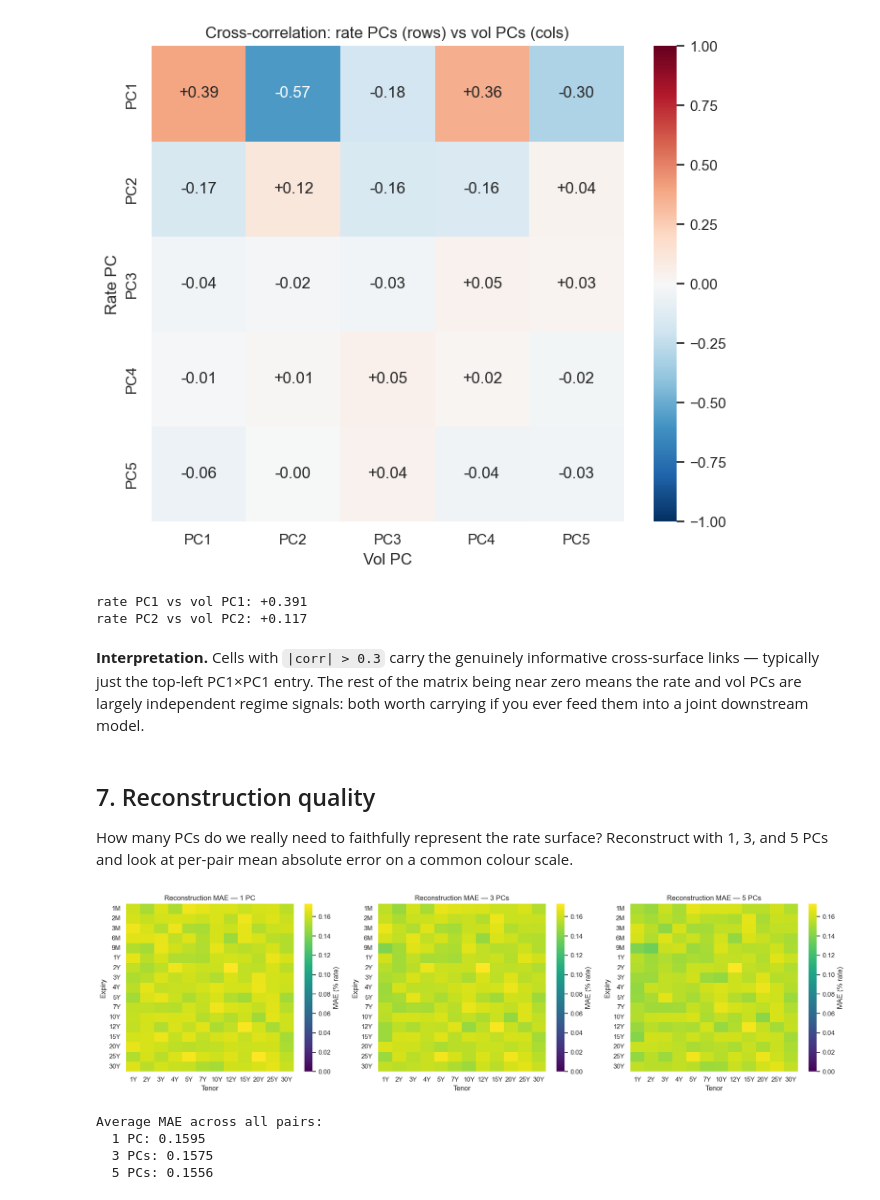
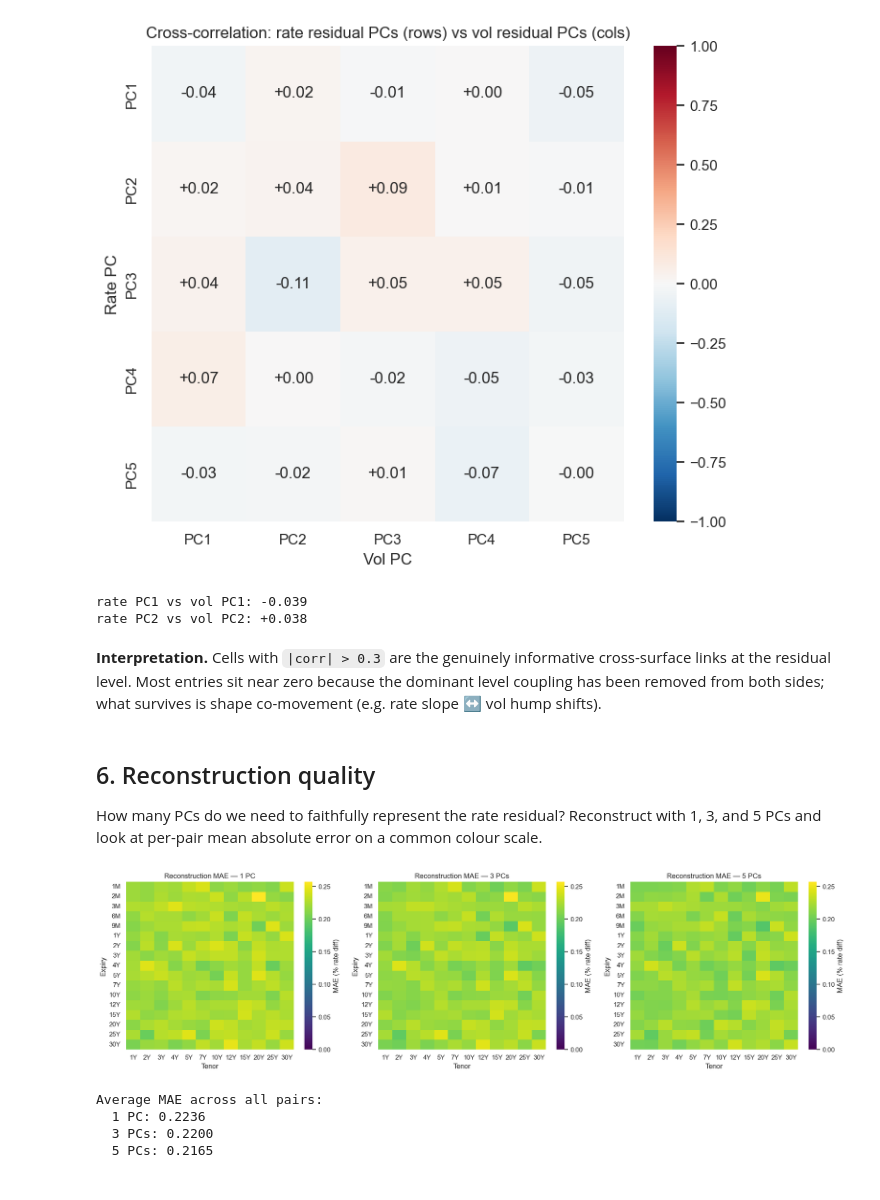
Before and after one commit to ftepqkjng-byte/rates-vol-surface, a Jupyter notebook: notebooks/pca.ipynb, the cells around one changed output. Saved outputs shown, nothing was run; the diff lists cells and outputs as text; code cells hidden in the pictures.

```diff
--- a/notebooks/pca.ipynb
+++ b/notebooks/pca.ipynb
@@ -137,29 +114,0 @@ shift visibly when the background colour changes.
-# %%
-def regime_spans(series):
-    cur = series.iloc[0]; start = series.index[0]; prev = start
-    for date, r in series.items():
-        if r != cur:
-            yield (start, prev, cur); cur = r; start = date
-        prev = date
-    yield (start, prev, cur)
-
-spans = list(regime_spans(true_regimes))
-
-fig, axes = plt.subplots(3, 1, figsize=(13, 9), sharex=True)
-for ax, pc in zip(axes, ["PC1", "PC2", "PC3"]):
-    for s, e, r in spans:
-        ax.axvspan(s, e, color=REGIME_COLORS[r], alpha=0.18)
-    ax.plot(rate_scores.index, rate_scores[pc], color="black", linewidth=0.9)
-    ax.set_ylabel(f"Rate {pc}")
-axes[-1].set_xlabel("Date")
-axes[0].set_title("Rate PC scores with true regime overlay")
-legend = [mpatches.Patch(color=c, alpha=0.4, label=REGIME_NAMES[r])
-          for r, c in REGIME_COLORS.items()]
-axes[0].legend(handles=legend, loc="upper right")
-plt.tight_layout(); plt.show()
-
-# Numeric summary: mean score per regime.
-score_by_regime = rate_scores[["PC1", "PC2", "PC3"]].groupby(true_regimes).mean().round(2)
-score_by_regime.index = score_by_regime.index.map(REGIME_NAMES)
-print("Mean PC score by true regime:")
-print(score_by_regime)
@@ -180,6 +132,6 @@ patterns differ structurally from the rate case.
 # %%
-vol_wide = tables["atm_vol"]
-vol_scores, vol_loadings, vol_explained = run_pca(vol_wide, n_components=10, standardize=True)
+vol_residual = residuals["atm_vol"]
+vol_scores, vol_loadings, vol_explained = run_pca(vol_residual, n_components=10, standardize=True)
 
 fig, ax = plt.subplots(figsize=(10, 5))
 ax.bar(vol_explained.index, vol_explained.values, alpha=0.75, color="C2")
@@ -190,7 +142,7 @@ ax2.axhline(0.95, color="black", linestyle=":", alpha=0.5)
 ax2.set_ylim(0, 1.05)
 ax.set_ylabel("Explained variance ratio")
 ax2.set_ylabel("Cumulative")
-ax.set_title("Vol surface — PCA explained variance")
+ax.set_title("Vol residual — PCA explained variance")
 plt.tight_layout(); plt.show()
 
 vol_explained_df = pd.DataFrame({
@@ -246,55 +201,55 @@ cross = pd.DataFrame(
 fig, ax = plt.subplots(figsize=(7, 6))
 sns.heatmap(cross, annot=True, fmt="+.2f", cmap="RdBu_r", center=0,
             vmin=-1, vmax=1, ax=ax)
-ax.set_title("Cross-correlation: rate PCs (rows) vs vol PCs (cols)")
+ax.set_title("Cross-correlation: rate residual PCs (rows) vs vol residual PCs (cols)")
 ax.set_xlabel("Vol PC"); ax.set_ylabel("Rate PC")
 plt.tight_layout(); plt.show()
 
 print(f"rate PC1 vs vol PC1: {cross.loc['PC1','PC1']:+.3f}")
 print(f"rate PC2 vs vol PC2: {cross.loc['PC2','PC2']:+.3f}")
 # %% [output]
-[figure, old version]
+[figure, new version]
-rate PC1 vs vol PC1: +0.391
-rate PC2 vs vol PC2: +0.117
+rate PC1 vs vol PC1: -0.039
+rate PC2 vs vol PC2: +0.038
-# %% [markdown]
-**Interpretation.** Cells with `|corr| > 0.3` carry the genuinely
-informative cross-surface links — typically just the top-left PC1×PC1
-entry. The rest of the matrix being near zero means the rate and
-vol PCs are largely independent regime signals: both worth carrying
-if you ever feed them into a joint downstream model.
+# %% [markdown]
+**Interpretation.** Cells with `|corr| > 0.3` are the genuinely
+informative cross-surface links at the residual level. Most
+entries sit near zero because the dominant level coupling has
+been removed from both sides; what survives is shape co-movement
+(e.g. rate slope ↔ vol hump shifts).
 # %% [markdown]
-## 7. Reconstruction quality
+## 6. Reconstruction quality
 
-How many PCs do we really need to faithfully represent the rate
-surface? Reconstruct with 1, 3, and 5 PCs and look at per-pair
+How many PCs do we need to faithfully represent the rate
+residual? Reconstruct with 1, 3, and 5 PCs and look at per-pair
 mean absolute error on a common colour scale.
 # %%
 errors = {}
-rate_clean = rate_wide.dropna(axis=1)
+rate_clean = rate_residual.dropna(axis=1)
 for k in [1, 3, 5]:
-    recon = reconstruct(rate_scores, rate_loadings, rate_wide, n_components=k)
+    recon = reconstruct(rate_scores, rate_loadings, rate_residual, n_components=k)
     per_pair_mae = (rate_clean - recon).abs().mean(axis=0)
     grid = per_pair_mae.unstack("tenor").reindex(
         index=[e for e in EXPIRY_LABELS if e in per_pair_mae.index.get_level_values("expiry")],
         columns=[t for t in TENOR_LABELS if t in per_pair_mae.index.get_level_values("tenor")],
     )
     errors[k] = grid
 
 vmax = max(g.values.max() for g in errors.values())
 fig, axes = plt.subplots(1, 3, figsize=(18, 5))
 for ax, (k, grid) in zip(axes, errors.items()):
     sns.heatmap(grid, ax=ax, cmap="viridis", vmin=0, vmax=vmax,
-                cbar_kws={"label": "MAE (% rate)"})
+                cbar_kws={"label": "MAE (% rate diff)"})
     ax.set_title(f"Reconstruction MAE — {k} PC{'s' if k > 1 else ''}")
     ax.set_xlabel("Tenor"); ax.set_ylabel("Expiry")
 plt.tight_layout(); plt.show()
 
 print("Average MAE across all pairs:")
 for k, g in errors.items():
     print(f"  {k} PC{'s' if k > 1 else ''}: {g.values.mean():.4f}")
 # %% [output]
-[figure, old version]
+[figure, new version]
 Average MAE across all pairs:
-  1 PC: 0.1595
-  3 PCs: 0.1575
-  5 PCs: 0.1556
+  1 PC: 0.2236
+  3 PCs: 0.2200
+  5 PCs: 0.2165
```
Also changed, not shown: parts of 27 cells of this notebook, 20 other files.
